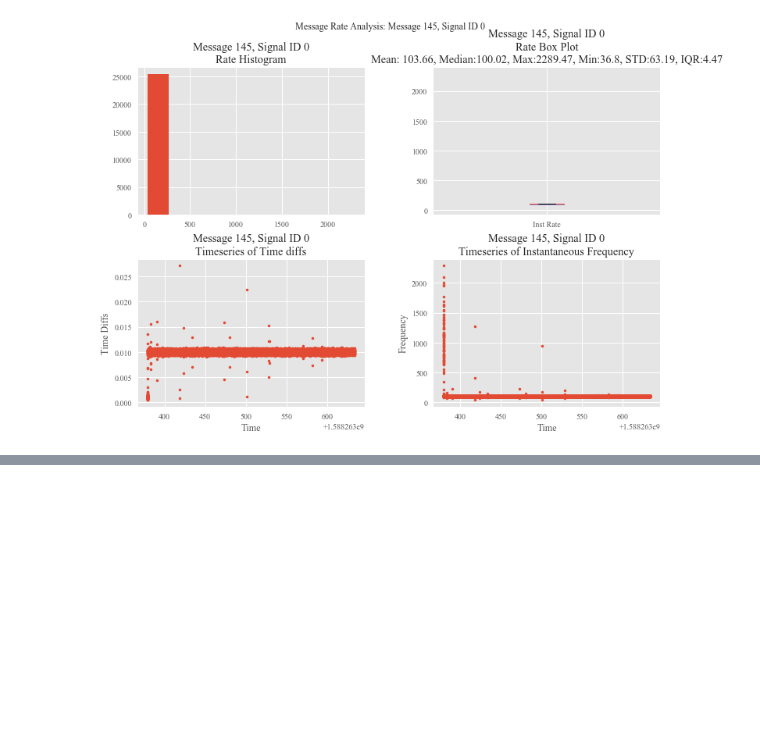
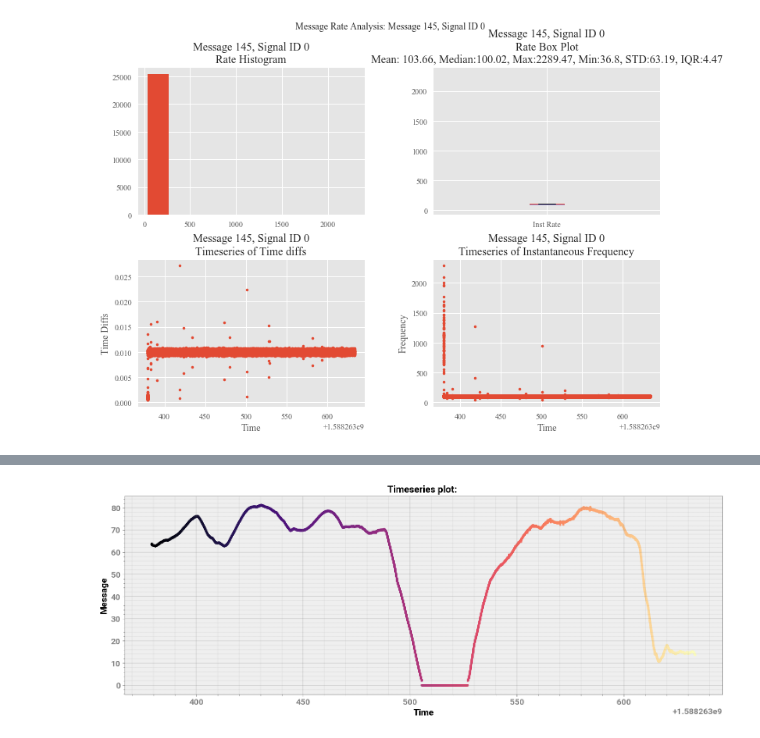
Before and after one commit to jmscslgroup/strym, a Jupyter notebook: notebook/Honda Pilot Data Throughput.ipynb, the cells around one changed output, grey strips where cells are left out. Drawn from its saved outputs; the diff is of its cells as text; code cells hidden in the pictures; blank space fills up the shorter version.

```diff
--- a/notebook/Honda Pilot Data Throughput.ipynb
+++ b/notebook/Honda Pilot Data Throughput.ipynb
@@ -70,0 +89,5 @@ Interquartile Range of Rate for Message 145, Signal ID 0 is 4.47148348251315
+# %%
+msgs464_3 = r.get_ts(464,3)
+strym.plt_ts(msgs464_3)
+# %% [output]
+[figure, added]
```
Also changed, not shown: parts of 12 cells of this notebook, 1 other file.
